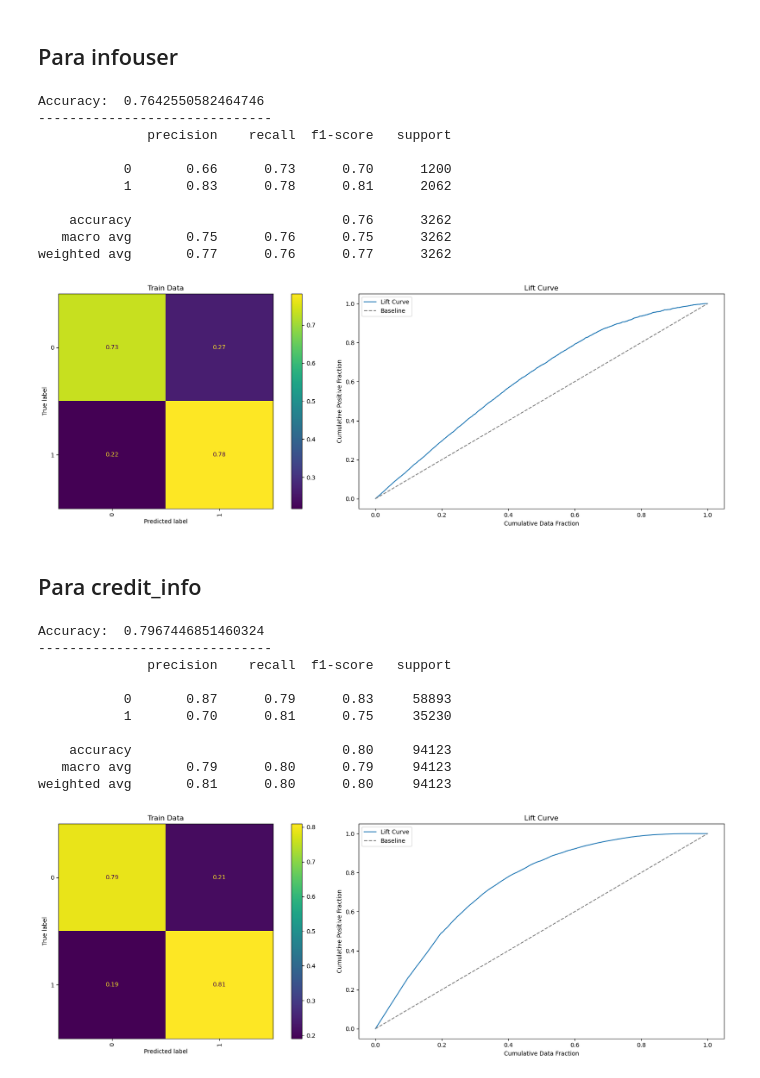
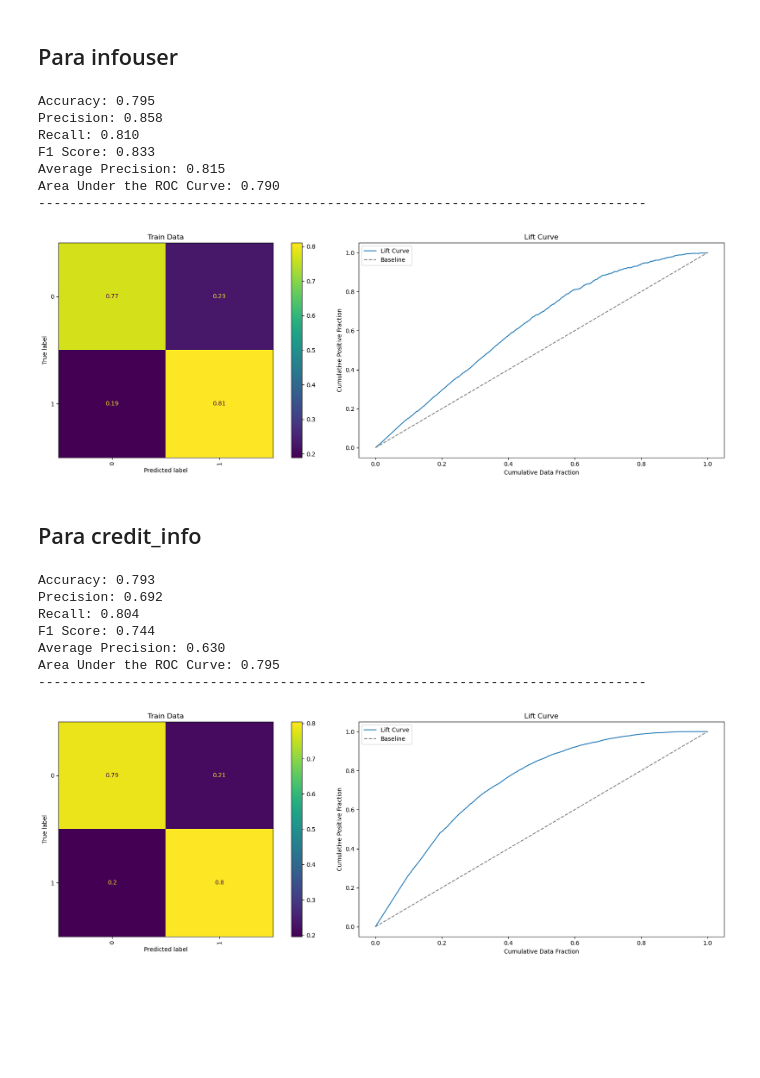
Before and after one commit to josemgoji/Entrega-Final, a Jupyter notebook: datalab/Modelos_NB_LDA.ipynb, the cells around one changed output. Cells and saved outputs as stored; diff of their text form; code cells hidden in the pictures; blank space fills up the shorter version.

Commit message:
:hammer: Update del notebook modelos con validacione n el conjunto test

```diff
--- a/datalab/Modelos_NB_LDA.ipynb
+++ b/datalab/Modelos_NB_LDA.ipynb
@@ -268,9 +268,22 @@ def graficas(df, target_col, model):
     y_pred = model.predict(X)
     y_proba = model.predict_proba(X)[:, 1]
 
-    print("Accuracy: ", accuracy_score(y, y_pred))
-    print('------------------------------')
-    print(classification_report(y, y_pred))
+    accuracy = accuracy_score(y, y_pred)
+    precision = precision_score(y, y_pred)
+    recall = recall_score(y, y_pred)
+    f1 = f1_score(y, y_pred)
+    AP = average_precision_score(y, y_pred)
+    AUC = roc_auc_score(y, y_pred)
+
+
+    print("Accuracy: {:.3f}".format(accuracy))
+    print("Precision: {:.3f}".format(precision))
+    print("Recall: {:.3f}".format(recall))
+    print("F1 Score: {:.3f}".format(f1))
+    print("Average Precision: {:.3f}".format(AP))
+    print("Area Under the ROC Curve: {:.3f}".format(AUC))
+    print('------------------------------------------------------------------------------')
+    #print(classification_report(y, y_pred))
 
     P_train_nb = model.predict(X)
     P_test_nb = model.predict(X)
@@ -295,21 +308,21 @@ def graficas(df, target_col, model):
     return df
 # %% [markdown]
 ## Para infouser
+# %%
+file_path2 = root.DIR_DATA_STAGE + 'test_infousers.csv'
+test_infousers = pd.read_csv(file_path2)
 # %%
 Modelo1 = modelo(df_infousers,'Cuotas en mora',logistic_regression)
 # %%
-df_final1 = graficas (df_infousers,'Cuotas en mora', model = Modelo1)
+df_final1 = graficas (test_infousers,'Cuotas en mora', model = Modelo1)
 # %% [output]
-Accuracy:  0.7642550582464746
-------------------------------
-              precision    recall  f1-score   support
-
-           0       0.66      0.73      0.70      1200
-           1       0.83      0.78      0.81      2062
-
-    accuracy                           0.76      3262
-   macro avg       0.75      0.76      0.75      3262
-weighted avg       0.77      0.76      0.77      3262
+Accuracy: 0.795
+Precision: 0.858
+Recall: 0.810
+F1 Score: 0.833
+Average Precision: 0.815
+Area Under the ROC Curve: 0.790
+------------------------------------------------------------------------------
-[figure, old version]
+[figure, new version]
 # %% [markdown]
 ## Para credit_info
@@ -316,18 +333,15 @@ weighted avg       0.77      0.76      0.77      3262
 # %%
 Modelo2 = modelo(df_credit_info,'mora',logistic_regression)
 # %%
-df_final2 = graficas (df_credit_info,'mora', model = Modelo2)
+df_final2 = graficas (test_credit_info,'mora', model = Modelo2)
 # %% [output]
-Accuracy:  0.7967446851460324
-------------------------------
-              precision    recall  f1-score   support
-
-           0       0.87      0.79      0.83     58893
-           1       0.70      0.81      0.75     35230
-
-    accuracy                           0.80     94123
-   macro avg       0.79      0.80      0.79     94123
-weighted avg       0.81      0.80      0.80     94123
+Accuracy: 0.793
+Precision: 0.692
+Recall: 0.804
+F1 Score: 0.744
+Average Precision: 0.630
+Area Under the ROC Curve: 0.795
+------------------------------------------------------------------------------
 [figure]
 # %%
 df_final2.head()
```
Also changed, not shown: parts of 2 cells of this notebook.
